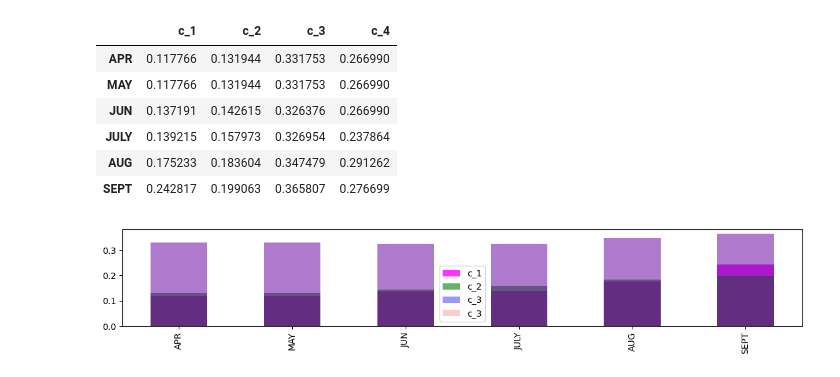
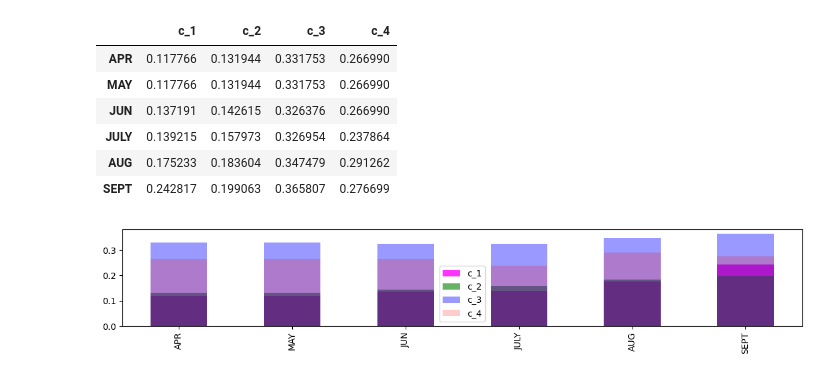
Before and after one commit to dsdata2000/springboard, a Jupyter notebook: ccd-pay-trend-with-time_a.ipynb, the cells around one changed output. Drawn from its saved outputs; the diff is of its cells as text; code cells hidden in the pictures.

```diff
--- a/ccd-pay-trend-with-time_a.ipynb
+++ b/ccd-pay-trend-with-time_a.ipynb
@@ -234,10 +234,10 @@ df_1
 # %%
 plt.figure(figsize=(14,2))
 df_1.c_1.plot(kind='bar', alpha=0.8, color='magenta')
 df_1.c_2.plot(kind='bar', alpha=0.6, color='green')
 df_1.c_3.plot(kind='bar', alpha=0.4, color='blue')
-df_1.c_3.plot(kind='bar', alpha=0.2, color='red')
+df_1.c_4.plot(kind='bar', alpha=0.2, color='red')
 plt.legend()
 plt.show()
 # %% [output]
-[figure, old version]
+[figure, new version]
```
